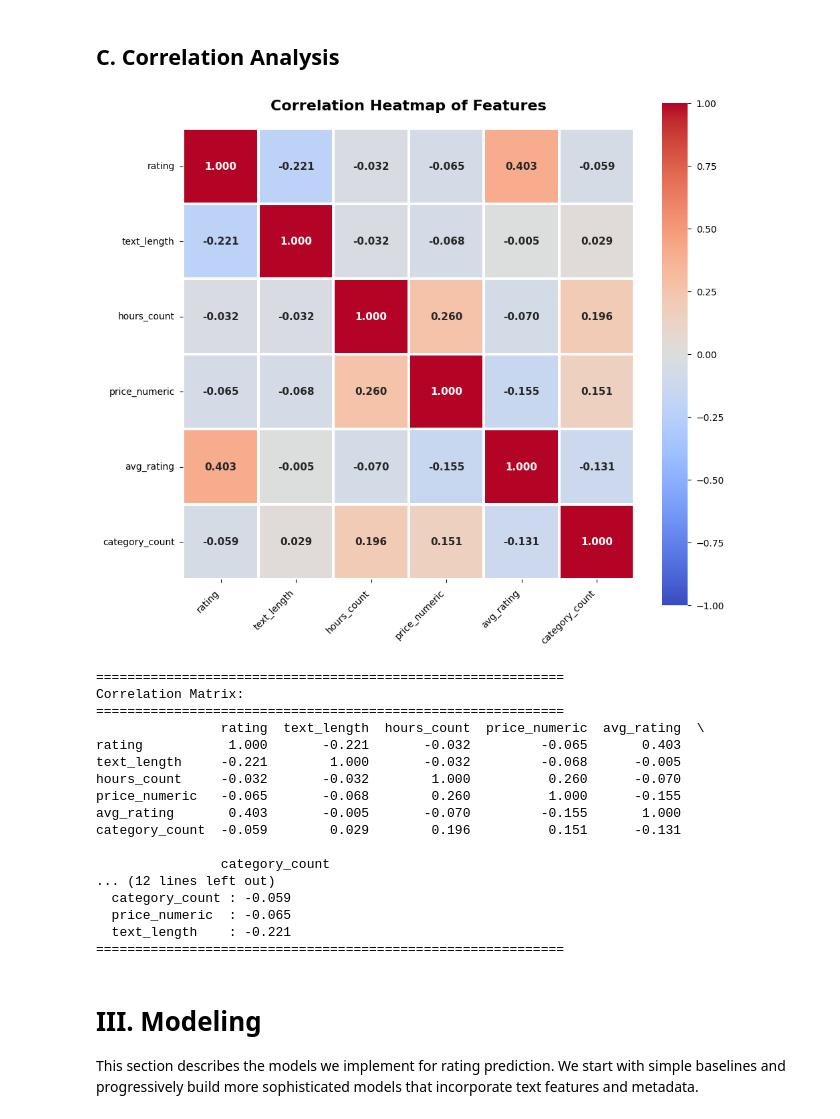
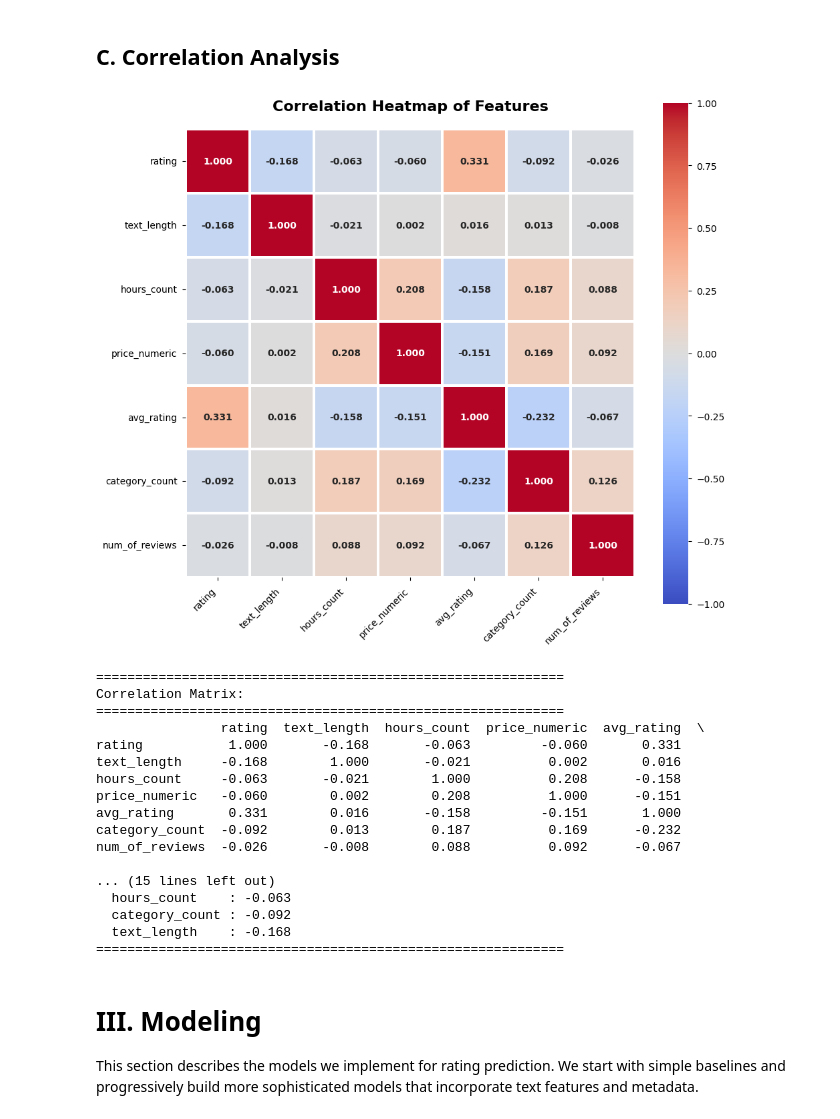
Before and after one commit to JaeHyun-Cha-00/CSE158-Assignment2, a Jupyter notebook: Assignment2.ipynb, the cells around one changed output. Saved outputs shown, nothing was run; the diff lists cells and outputs as text; code cells hidden in the pictures.

```diff
--- a/Assignment2.ipynb
+++ b/Assignment2.ipynb
@@ -258,15 +258,15 @@ else:
 
 # --- Feature 4: Average Rating (excluding current review) ---
 # Calculate avg_rating excluding current review to avoid data leakage
-if 'avg_rating' not in df_corr.columns:
-    business_stats = df_corr.groupby('gmap_id')['rating'].agg(['sum', 'count']).reset_index()
-    business_stats.columns = ['gmap_id', 'total_rating', 'count']
+business_stats = df_corr.groupby('gmap_id')['rating'].agg(['sum', 'count']).reset_index()
+business_stats.columns = ['gmap_id', 'total_rating', 'count']
 
-    df_corr = df_corr.merge(business_stats, on='gmap_id', how='left')
-    df_corr['avg_rating'] = (df_corr['total_rating'] - df_corr['rating']) / (df_corr['count'] - 1)
-    # Handle businesses with only one review
-    df_corr.loc[df_corr['count'] == 1, 'avg_rating'] = df_corr.loc[df_corr['count'] == 1, 'rating']
-    df_corr = df_corr.drop(columns=['total_rating', 'count'])
+df_corr = df_corr.merge(business_stats, on='gmap_id', how='left')
+df_corr['avg_rating'] = (df_corr['total_rating'] - df_corr['rating']) / (df_corr['count'] - 1)
+# Handle businesses with only one review
+# Not needed in 10 core
+# df_corr.loc[df_corr['count'] == 1, 'avg_rating'] = df_corr.loc[df_corr['count'] == 1, 'rating']
+# df_corr = df_corr.drop(columns=['total_rating', 'count'])
 
 # --- Feature 5: Category Count (number of categories per business) ---
 def count_categories(cat_str):
@@ -287,12 +287,17 @@ if 'category' in df_corr.columns:
 else:
     df_corr['category_count'] = 0
 
+# --- Feature 6: Number of Reviews ---
+if 'num_of_reviews' in df_corr.columns:
+    df_corr['num_of_reviews'] = pd.to_numeric(df_corr['num_of_reviews'], errors='raise')
+
+
 # ============================================================================
 # Correlation Analysis
 # ============================================================================
 # Select numerical features for correlation analysis
 corr_features = ['rating', 'text_length', 'hours_count', 'price_numeric',
-                 'avg_rating', 'category_count']
+                 'avg_rating', 'category_count', 'num_of_reviews']
 df_corr_subset = df_corr[corr_features].dropna()
 
 # Calculate correlation matrix
@@ -321,50 +326,50 @@ sns.heatmap(
         'fontweight': 'bold'
     },
     xticklabels=corr_matrix.columns,
     yticklabels=corr_matrix.columns
 )
 plt.title('Correlation Heatmap of Features', fontsize=16, fontweight='bold', pad=20)
 plt.xticks(rotation=45, ha='right')
 plt.yticks(rotation=0)
 plt.tight_layout()
 plt.savefig('correlation_heatmap.png', dpi=300, bbox_inches='tight')
 plt.show()
 
 # ============================================================================
 # Results Summary
 # ============================================================================
 print(f"\n{'='*60}")
 print("Correlation Matrix:")
 print(f"{'='*60}")
 print(corr_matrix.round(3))
 
 # Key correlations with rating
 print(f"\n{'='*60}")
 print("Correlation with Rating (Target Variable):")
 print(f"{'='*60}")
 rating_corrs = corr_matrix['rating'].sort_values(ascending=False)
 for feature, corr_value in rating_corrs.items():
     if feature != 'rating':
         print(f"  {feature:15s}: {corr_value:6.3f}")
 print(f"{'='*60}")
 # %% [output]
-[figure, old version]
+[figure, new version]
 ============================================================
 Correlation Matrix:
 ============================================================
                 rating  text_length  hours_count  price_numeric  avg_rating  \
-rating           1.000       -0.221       -0.032         -0.065       0.403
-text_length     -0.221        1.000       -0.032         -0.068      -0.005
-hours_count     -0.032       -0.032        1.000          0.260      -0.070
-price_numeric   -0.065       -0.068        0.260          1.000      -0.155
-avg_rating       0.403       -0.005       -0.070         -0.155       1.000
-category_count  -0.059        0.029        0.196          0.151      -0.131
+rating           1.000       -0.168       -0.063         -0.060       0.331
+text_length     -0.168        1.000       -0.021          0.002       0.016
+hours_count     -0.063       -0.021        1.000          0.208      -0.158
+price_numeric   -0.060        0.002        0.208          1.000      -0.151
+avg_rating       0.331        0.016       -0.158         -0.151       1.000
+category_count  -0.092        0.013        0.187          0.169      -0.232
+num_of_reviews  -0.026       -0.008        0.088          0.092      -0.067
 
-                category_count
-... (12 lines left out)
-  category_count : -0.059
-  price_numeric  : -0.065
-  text_length    : -0.221
+... (15 lines left out)
+  hours_count    : -0.063
+  category_count : -0.092
+  text_length    : -0.168
 ============================================================
 # %% [markdown]
 # III. Modeling
```
Also changed, not shown: parts of 13 cells of this notebook.
